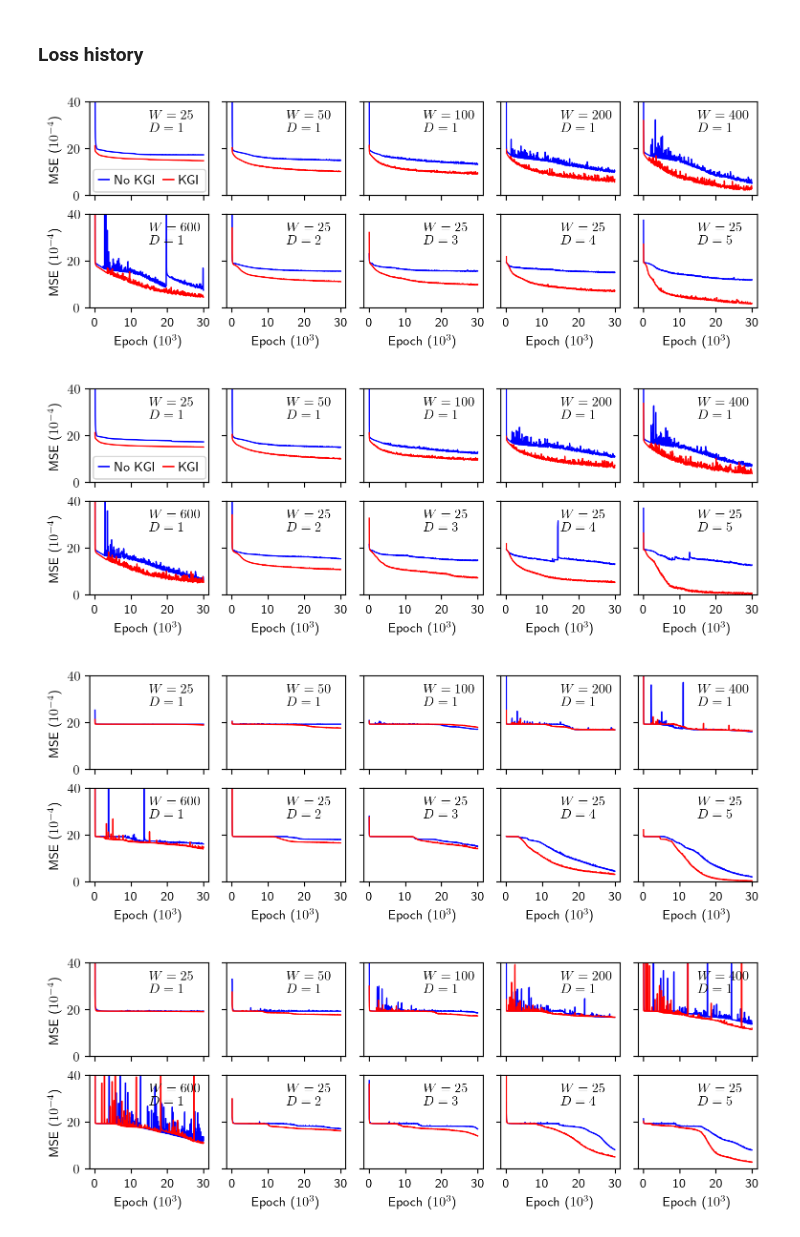
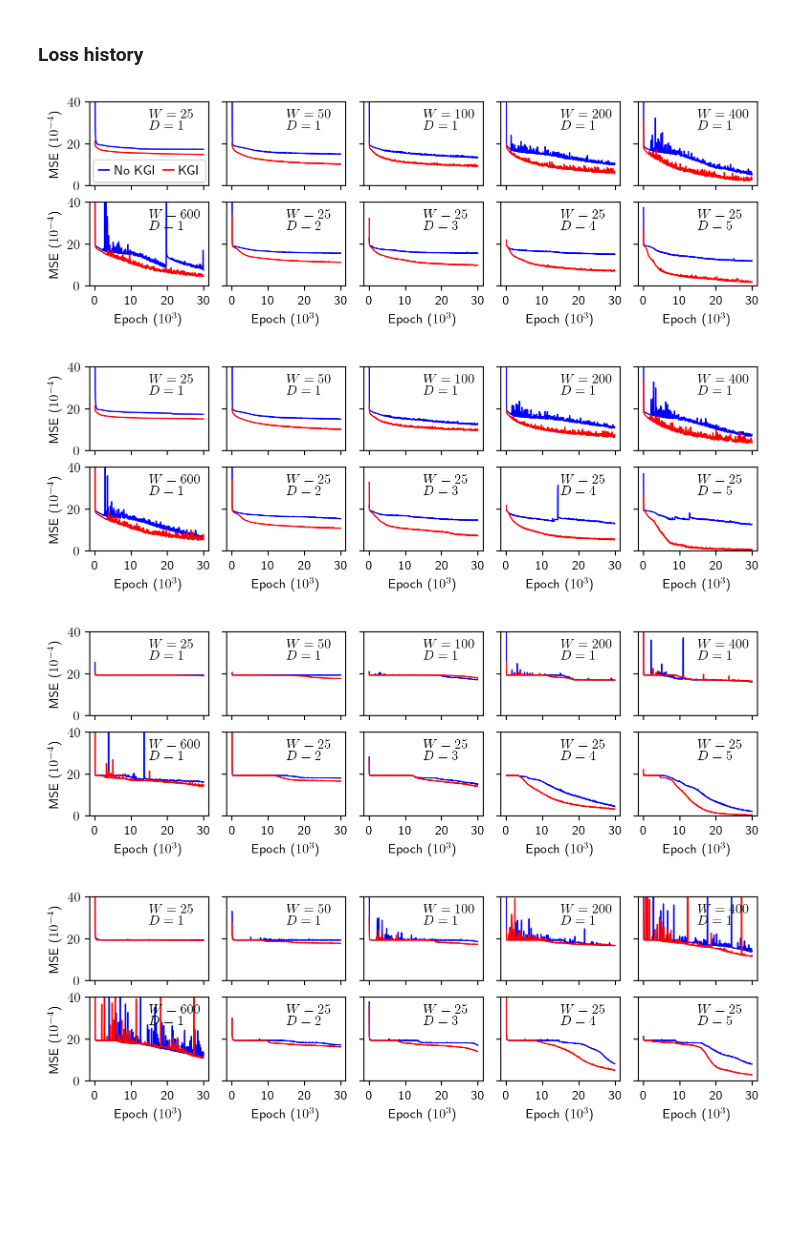
Before and after one commit to kuangdai/mlp_kgi, a Jupyter notebook: 02_surface.ipynb, the cells around one changed output. Drawn from its saved outputs; the diff is of its cells as text; code cells hidden in the pictures; blank space fills up the shorter version.

```diff
--- a/02_surface.ipynb
+++ b/02_surface.ipynb
@@ -359,34 +359,34 @@ plt.show()
 # %%
 def moving_ave(series, window_size):
     """ Moving average to smooth the loss history a little bit """
     return np.convolve(series, np.ones(window_size) / window_size, mode='valid')
 
 for act in ["relu", "leaky_relu", "gelu", "tanh"]:
-    _, axes = plt.subplots(2, 5, sharex=True, sharey=True, figsize=(9, 2.8), dpi=200)
+    _, axes = plt.subplots(2, 5, sharex=True, sharey=True, figsize=(9, 2.5), dpi=200)
     plt.subplots_adjust(wspace=.15)
     for i, (hidden_size_, num_hidden_layers_) in enumerate(nn_sizes):
         seed_ = 0
         hist_def = np.loadtxt(out_dir / f"{act}_{seed_}_{hidden_size_}_{num_hidden_layers_}_{False}")
         hist_kgi = np.loadtxt(out_dir / f"{act}_{seed_}_{hidden_size_}_{num_hidden_layers_}_{True}")
         ax = axes[i // 5, i % 5]
         p = 5
         ax.plot(np.arange(epochs // 20 - p // 2 - 2), moving_ave(hist_def, p) * 10000, label="No KGI", lw=1, c='b')
         ax.plot(np.arange(epochs // 20 - p // 2 - 2), moving_ave(hist_kgi, p) * 10000, label="KGI", lw=1, c='r')
         ax.text(.5, .92, f"$W={hidden_size_}$", va="top", ha="left", transform=ax.transAxes)
         ax.text(.5, .78, f"$D={num_hidden_layers_}$", va="top", ha="left", transform=ax.transAxes)
 
     axes[0, 0].set_ylim(0, 40)
     for i in range(2):
         axes[i, 0].set_ylabel("MSE ($10^{-4}$)")
     for i in range(5):
         axes[1, i].set_xlabel("Epoch ($10^3$)")
         axes[1, i].set_xticks([0, 10000 // 20, 20000 // 20, 30000 // 20], [0, 10, 20, 30])
-    if act == "relu" or act == "leaky_relu":
+    if act == "relu":
         axes[0, 0].legend(ncol=2, loc=[0.03, 0.04], handlelength=.8, columnspacing=.5, handletextpad=.4)
     plt.savefig(f"figs/surface_loss_epoch_{act}.pdf", bbox_inches='tight', pad_inches=0.01)
     plt.show()
 # %% [output]
-[figure, old version]
+[figure, new version]
-[figure, old version]
+[figure, new version]
-[figure, old version]
+[figure, new version]
-[figure, old version]
+[figure, new version]
```
Also changed, not shown: 15 other files.
